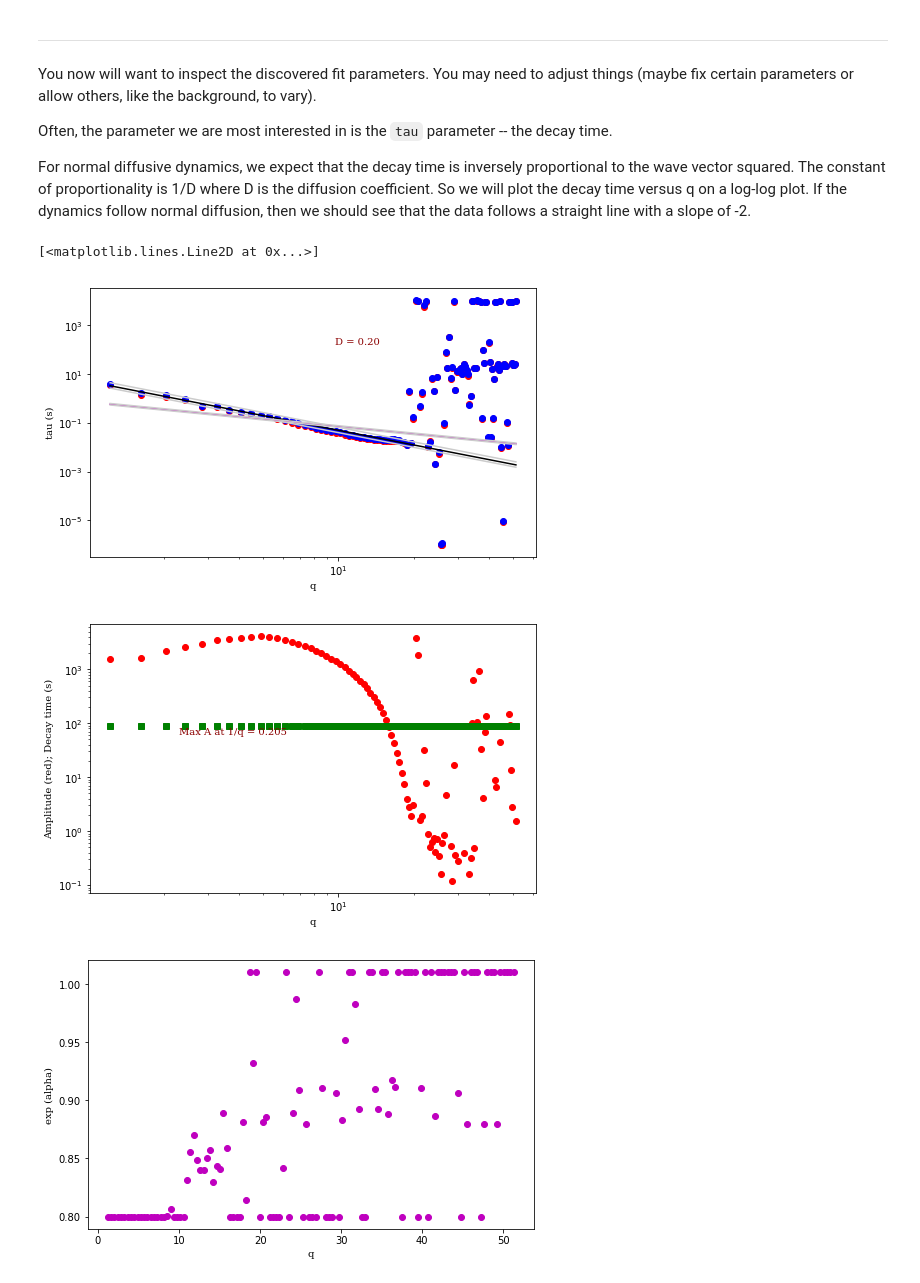
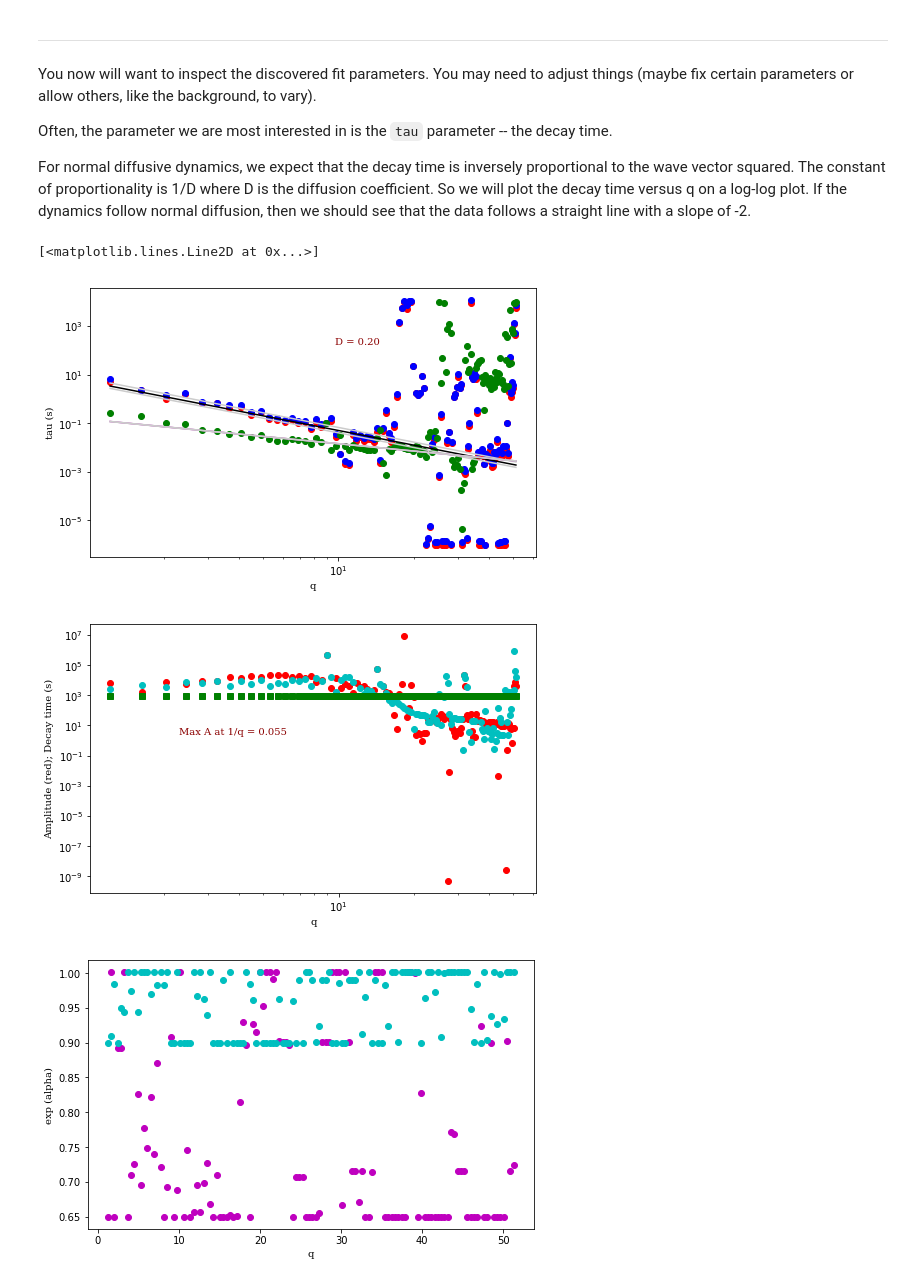
Before and after one commit to rmcgorty/Differential-Dynamic-Microscopy---Python, a Jupyter notebook: DDM - attempting capillary wave analysis.ipynb, the cells around one changed output. Saved outputs shown, nothing was run; the diff lists cells and outputs as text; code cells hidden in the pictures.

Commit message:
improvements to cap wave fitting

```diff
--- a/DDM - attempting capillary wave analysis.ipynb
+++ b/DDM - attempting capillary wave analysis.ipynb
@@ -85,10 +83,10 @@ Running dt=45...
 ---------------------------------
 Since the `getFFTDiffsAtTimes` function can take several minutes (or even hours) to run if the images are large and if we find the image structure function at many lag times, it is best to always save the output to that function. That way, if you want to come back and do more analysis, you just load the saved image structure functions. Loading that saved file is done with the function `pickle.load`.
 # %%
-data_dir = "Z:\\2018-06-01_PNIPAM-Xan_Interface\\images_60x_1x1_15msExp_2\\"
-data_file = "images_60x_1x1_15msExp_2_MMStack_Pos0.ome.tif"
+data_dir = "Z:\\2018-06-01_PNIPAM-Xan_Interface\\images_60x_1x1_5msExp_3\\"
+data_file = "images_60x_1x1_5msExp_3_MMStack_Pos0.ome.tif"
 
-f = open(data_dir + data_file[:-4]+"_1_BH_256x256_FFTDIFFS_dts_ravs.p",'rb')
+f = open(data_dir + data_file[:-4]+"_1_256x256_FFTDIFFS_dts_ravs.p",'rb')
 p_data = pickle.load(f)
 f.close()
 p_data.keys()
@@ -107,5 +109,5 @@ plt.ylabel("Delay times");
 # %%
-fps = 66.5 #The frame rate the video data was recorded at
+fps = 199.3 #The frame rate the video data was recorded at
 times = dts/fps #Create the list of delay times in units of seconds
 q = np.arange(0,(numPixels/2))*2*np.pi*(1./(numPixels*0.0603)) #Convert the spatial frequencies to wave vectors
 # %%
@@ -223,12 +234,21 @@ tau = np.zeros_like(ravs[0,:]) #decay time
 amp = np.zeros_like(tau) #amplitude
 bg = np.zeros_like(tau) #background
 alph = np.zeros_like(tau) #alpha (stretching exponent)
+tau2 = np.zeros_like(tau) #decay time
+amp2 = np.zeros_like(tau) #amplitude
+alph2 = np.zeros_like(tau) #alpha (stretching exponent)
 for i in range(1,len(tau)):
-    fitparams, theory, chi2 = two_rounds_fitting(ravs[:,i], times)
+    if i<4:
+        fitparams, theory, chi2 = two_rounds_fitting(ravs[:,i], times)
+    else:
+        fitparams, theory, chi2 = two_rounds_fitting(ravs[:,i], times, these_start_params=fitparams)
     amp[i] = fitparams[0]
     bg[i] = fitparams[2]
     tau[i] = fitparams[1]
     alph[i] = fitparams[3]
+    amp2[i] = fitparams[4]
+    tau2[i] = fitparams[5]
+    alph2[i] = fitparams[6]
 # %% [markdown]
 --------------------
 You now will want to inspect the discovered fit parameters. You may need to adjust things (maybe fix certain parameters or allow others, like the background, to vary).
@@ -244,6 +264,8 @@ mpld3.enable_notebook()
 fig = plt.figure(figsize=(8,8/1.618)); ax = fig.gca();
 ax.loglog(q[3:-1], tau[2:-1], 'ro')
 ax.loglog(q[3:-1], ddm.newt(tau[2:-1],alph[2:-1]),'bo')
+if (amp2[3]>0 and amp2[5]>0):
+    ax.loglog(q[3:-1], ddm.newt(tau2[2:-1],alph2[2:-1]),'go')
 diffusion_coeff = 0.2
 d_coeff_err = 0.05
 exp = 2.0
@@ -253,41 +275,56 @@ ax.plot(q[3:-1], (1./diffusion_coeff_2) * 1./(q[3:-1]**exp), '-', c='0.8')
 diffusion_coeff_3 = diffusion_coeff - d_coeff_err
 ax.plot(q[3:-1], (1./diffusion_coeff_3) * 1./(q[3:-1]**exp), '-', c='0.8')
 
-vel = 1.4
-vel_err = 0.1
+#####Looks at tau ~ q^-4 scaling...
+'''
+w4_coeff = 0.15
+w4_coeff_err = 0.05
+exp = 4.0
+ax.plot(q[3:-1], (1./w4_coeff ) * 1./(q[3:-1]**exp), '-k')
+w4_coeff_2 = w4_coeff  + w4_coeff_err
+ax.plot(q[3:-1], (1./w4_coeff_2) * 1./(q[3:-1]**exp), '-', c='0.8')
+w4_coeff_3 = w4_coeff  - w4_coeff_err
+ax.plot(q[3:-1], (1./w4_coeff_3) * 1./(q[3:-1]**exp), '-', c='0.8')
+'''
+
+vel = 7
+vel_err = 0.05
 ax.plot(q[3:-1], (1./vel) * 1./(q[3:-1]**1), '-m')
 vel_2 = vel + vel_err
 ax.plot(q[3:-1], (1./vel_2) * 1./(q[3:-1]**1), '-', c='0.8')
 vel_3 = vel - vel_err
 ax.plot(q[3:-1], (1./vel_3) * 1./(q[3:-1]**1), '-', c='0.8')
 
 ax.set_xlabel("q", fontdict=font_plt_ax)
 ax.set_ylabel("tau (s)", fontdict=font_plt_ax)
 ax.text(0.55,0.8,'D = %.2f' % diffusion_coeff,
         fontdict=font_plt,horizontalalignment='left',
         verticalalignment='center', transform=ax.transAxes)
 
 #Plot the amplitude versus the wave vector
 fig = plt.figure(figsize=(8,8/1.618)); ax = fig.gca();
 ax.loglog(q[3:-1], amp[2:-1], 'ro')
+if (amp2[3]>0 and amp2[5]>0):
+    ax.loglog(q[3:-1], amp2[2:-1], 'co')
 w = amp[2:-1].argmax() #argmax returns the index of the array that has the max value
 q_for_max_a = q[3:-1][w]
 ax.loglog(q[3:-1], bg[2:-1], 'gs') #Plot the background versus the wave vector
 ax.set_xlabel("q", fontdict=font_plt_ax)
 ax.set_ylabel("Amplitude (red); Decay time (s)", fontdict=font_plt_ax)
 ax.text(0.2,0.6,'Max A at 1/q = %.3f' % (1.0/q_for_max_a),
         fontdict=font_plt,horizontalalignment='left',
         verticalalignment='center', transform=ax.transAxes);
 
 #Plot the stretching exponent
 fig = plt.figure(figsize=(8,8/1.618)); ax = fig.gca();
 ax.set_xlabel("q", fontdict=font_plt_ax)
 ax.set_ylabel("exp (alpha)", fontdict=font_plt_ax)
 ax.plot(q[3:-1], alph[2:-1], 'mo')
+ax.plot(q[3:-1], alph2[2:-1], 'co')
 # %% [output]
 [<matplotlib.lines.Line2D at 0x...>]
-[figure, old version]
+[figure, new version]
-[figure, old version]
+[figure, new version]
-[figure, old version]
+[figure, new version]
 # %% [markdown]
 Notice that the decay time versus q follows the expected line fairly well. However, there is some error at the very low and very high q values. At the low-q values, the dynamics are slow (it takes longer for larger scale density fluctuations to decay). Therefore, we might need to take *longer* movies to access those low-q values. But we will likely still see that the data at the very lowest q-values isn't great. At the highest q-values, we see that the background exceeds (by as much as an order of magnitude) the amplitude. Therefore, there is too much noise. One could try to access the higher q-values by recording movies at a faster frame rate (since small spatial scale fluctuations decay quickly) or by imaging with a greater numerical aperture or greater magnification (increasing the resolution).
```
Also changed, not shown: parts of 16 cells of this notebook.
